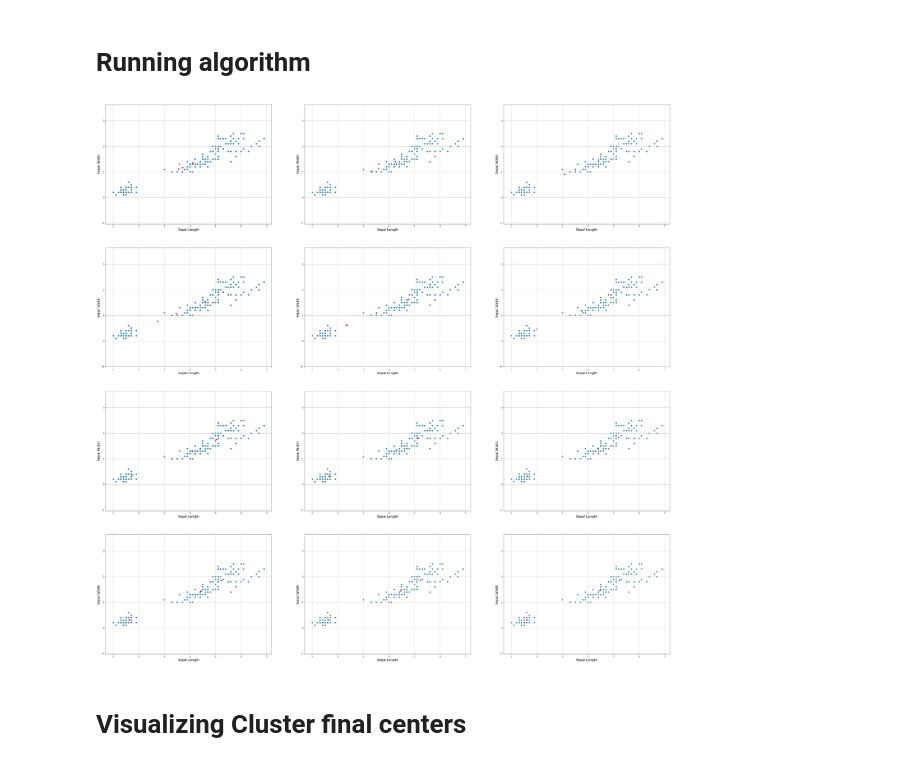
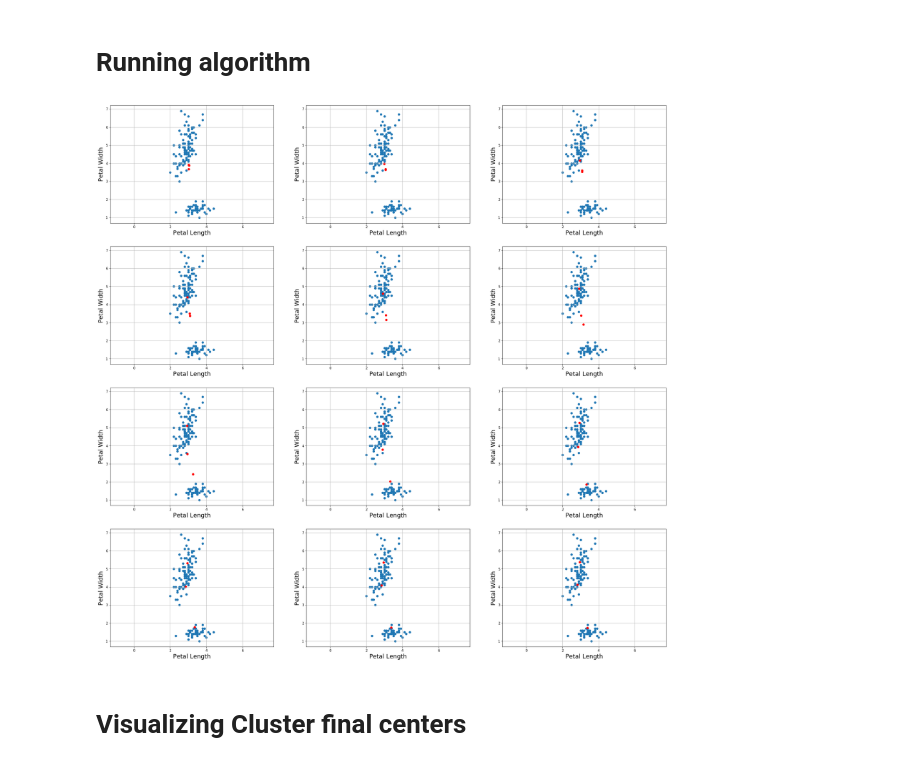
Before and after one commit to TejasV58/Fuzzy-C-means-from-scratch, a Jupyter notebook: Fuzzy_c_means_algorithm_implementation.ipynb, the cells around one changed output. Drawn from its saved outputs; the diff is of its cells as text; code cells hidden in the pictures.

```diff
--- a/Fuzzy_c_means_algorithm_implementation.ipynb
+++ b/Fuzzy_c_means_algorithm_implementation.ipynb
@@ -156,32 +188,43 @@ def updateWeights(weight_arr,C):
 # **Plot data for visualizing algorithm**
 # %%
 def plotData(z,C):
-  plt.subplot(4,3,z+1)              #scatter plot of sepal length vs sepal width
-  plt.scatter(list(df.iloc[:,2]), list(df.iloc[:,3]), marker='o')
-  for center in C:
-    plt.scatter(center[2],center[3], marker='o',color='r')
-  plt.axis('equal')
-  plt.xlabel('Sepal Length', fontsize=16)
-  plt.ylabel('Sepal Width', fontsize=16)
-  plt.grid()
+    plt.subplot(4,3,z+1)              #scatter plot of Petal length vs Petal width
+    plt.scatter(list(df.iloc[:,2]), list(df.iloc[:,3]), marker='o')
+    for center in C:
+        plt.scatter(center[2],center[3], marker='o',color='r')
+    plt.axis('equal')
+    plt.xlabel('Petal Length', fontsize=18)
+    plt.ylabel('Petal Width', fontsize=18)
+    plt.grid()
 # %% [markdown]
 # **Fuzzy algorithm**
+# %%
+def getClusters(membership_mat): # getting the clusters
+    cluster_labels = list()
+    for i in range(n):
+        max_val, idx = max((val, idx) for (idx, val) in enumerate(membership_mat[i]))
+        cluster_labels.append(idx)
+    return cluster_labels
 # %%
 def FuzzyMeansAlgorithm():
-  weight_arr = initializeMembershipWeights()
-  plt.figure(figsize=(50,50))
-  for z in range(MAX_ITERS):
-    C = computeCentroids(weight_arr)
-    updateWeights(weight_arr,C)
-    plotData(z,C)
-  plt.show()
-  return (weight_arr,C)
+    weight_arr = initializeMembershipWeights()
+
+    plt.figure(figsize=(30,30))
+    acc=[]
+    for z in range(MAX_ITERS):
+        C = computeCentroids(weight_arr)
+        weight_arr = updateWeights(weight_arr,C)
+        cluster_labels = getClusters(weight_arr)
+        acc.append(cluster_labels)
+        plotData(z,C)
+    plt.show()
+    return (weight_arr, C, acc, cluster_labels)
 # %% [markdown]
 # **Running algorithm**
 # %%
-final_weights,Centers = FuzzyMeansAlgorithm()
+final_weights, Centers, acc, labels = FuzzyMeansAlgorithm()
 # %% [output]
-[figure, old version]
+[figure, new version]
 # %% [markdown]
 # **Visualizing Cluster final centers**
 # %%
```
Also changed, not shown: parts of 14 cells of this notebook.
